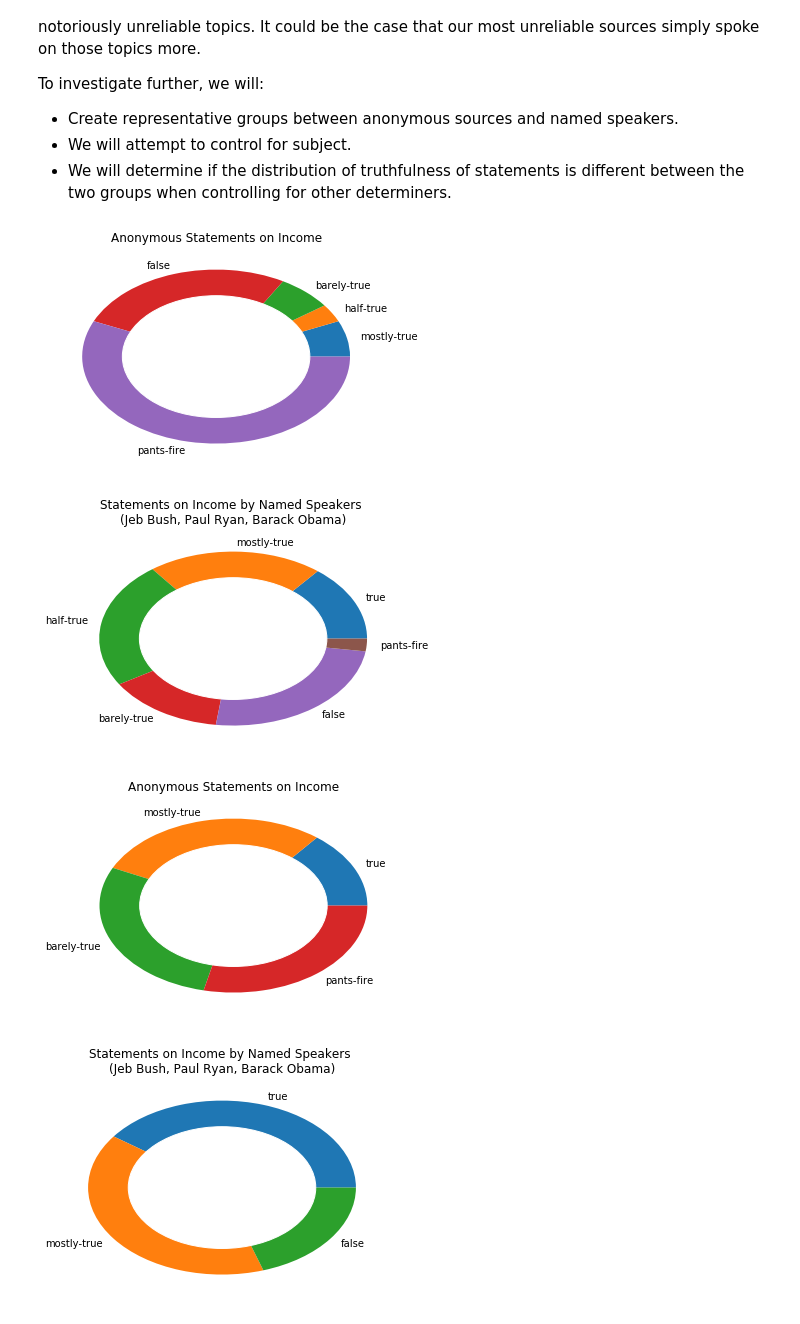
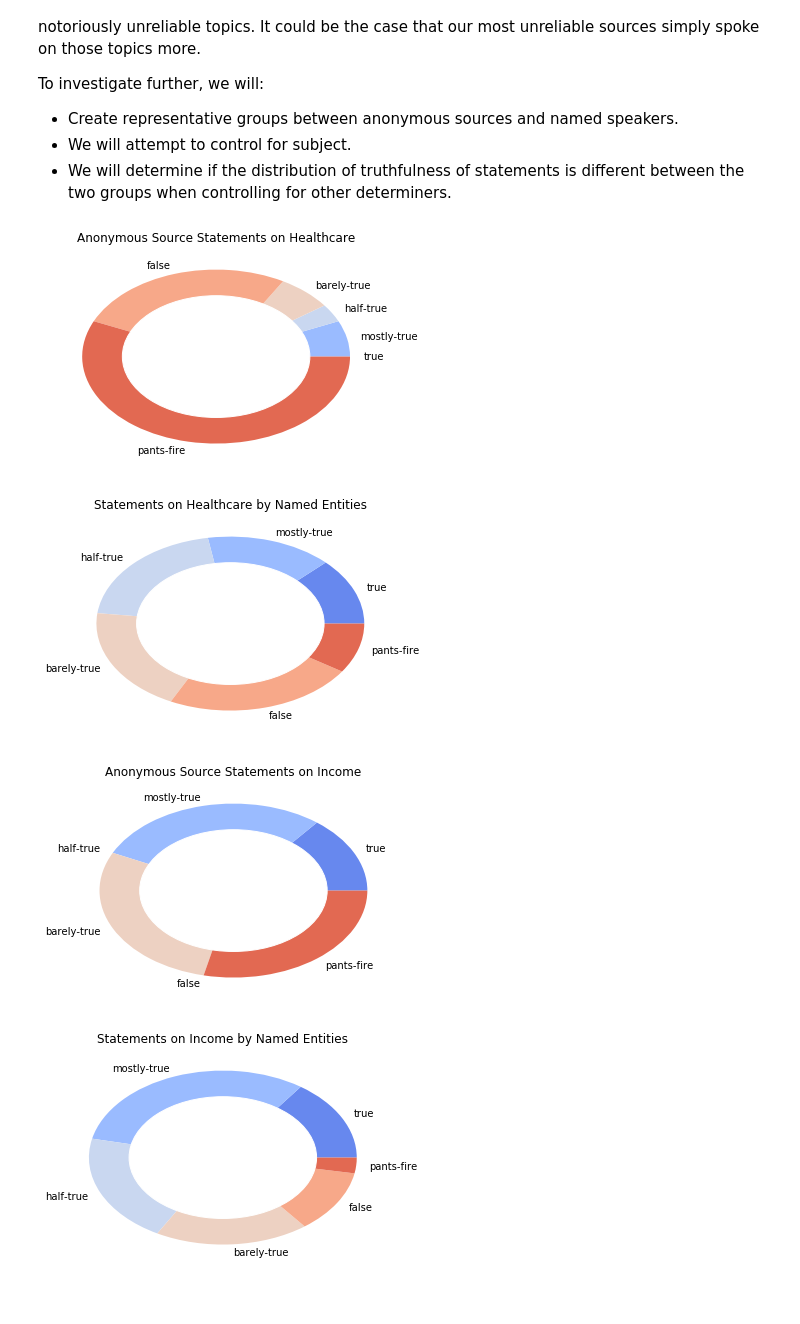
Before and after one commit to mikanikos/Features-of-Lies, a Jupyter notebook: Comparative.ipynb, the cells around one changed output. Saved outputs shown, nothing was run; the diff lists cells and outputs as text; code cells hidden in the pictures.

Commit message:
Tidied some visuals, work is within Compatative.ipynb

```diff
--- a/Comparative.ipynb
+++ b/Comparative.ipynb
@@ -657,32 +657,35 @@ To investigate further, we will:
 - We will attempt to control for subject.
 - We will determine if the distribution of truthfulness of statements is different between the two groups when controlling for other determiners.
 # %%
-## Define representative anonymous sources
-anonymous_sources = ['facebook-posts', 'chain-email', 'blog-posting']
+## Define anonymous sources
+anonymous_sources = ['facebook-posts', 'chain-email', 'blog-posting',
+                     'internet-commenters','instagram-posts']
 anonymous_df = df_raw[df_raw['speaker'].isin(anonymous_sources)]
 anonymous_df = subject_split(anonymous_df)
 
-## Define named speakers
-named_speakers = ['jeb-bush', 'paul-ryan', 'barack-obama']
-named_df = df_raw[df_raw['speaker'].isin(named_speakers)]
+## Define named sources - represents either a person or a titled group of people
+named_df = df_raw[~df_raw['speaker'].isin(anonymous_sources)]
 named_df = subject_split(named_df)
 # %%
-## TODO : FIX COLORS
+## TODO : Donut plot with subgroups?
 
 def plot_donut(df, title=""):
-    default_values = ['true','mostly-true','half-true','barely-true','false','pants-fire']
-    truth_values = default_values.copy()
+    colormap = cl.ListedColormap(sns.color_palette("coolwarm", 6))
+    truth_values = ['true','mostly-true','half-true','barely-true','false','pants-fire']
     plottable = df.groupby('label').ID.count()
     ## Ensures sorting iterable matches form of Series
-    for value in default_values:
+    for value in truth_values:
         if value not in plottable.keys():
-            truth_values.remove(value)
+            placeholder = pd.Series(0)
+            placeholder.index = [value]
+            plottable = plottable.append(placeholder)
+
     ## Order by truth_values so that plot is on spectrum
     plottable = plottable.reindex(index=truth_values)
     sizes = plottable.values
     names = plottable.keys()
 
-    plt.pie(sizes, labels=names, )
+    plt.pie(sizes, labels=names, colors=colormap.colors)
 
     # add a circle at the center
     my_circle=plt.Circle((0,0), 0.7, color='white')
@@ -695,18 +698,18 @@ def plot_donut(df, title=""):
 anon_healthcare = anonymous_df[anonymous_df['subject']=='health-care']
 named_healthcare = named_df[named_df['subject']=='health-care']
 
-plot_donut(anon_healthcare, "Anonymous Statements on Income")
-plot_donut(named_healthcare, "Statements on Income by Named Speakers \n(Jeb Bush, Paul Ryan, Barack Obama)")
+plot_donut(anon_healthcare, "Anonymous Source Statements on Healthcare")
+plot_donut(named_healthcare, "Statements on Healthcare by Named Entities")
 # %% [output]
-[figure, old version]
+[figure, new version]
-[figure, old version]
+[figure, new version]
 # %%
 ## Isolate only the subject we wish to examine - first we examine healthcare (a highly untruthful topic)
 anon_income = anonymous_df[anonymous_df['subject']=='income']
 named_income = named_df[named_df['subject']=='income']
 
-plot_donut(anon_income, "Anonymous Statements on Income")
-plot_donut(named_income, "Statements on Income by Named Speakers \n(Jeb Bush, Paul Ryan, Barack Obama)")
+plot_donut(anon_income, "Anonymous Source Statements on Income")
+plot_donut(named_income, "Statements on Income by Named Entities")
 # %% [output]
-[figure, old version]
+[figure, new version]
-[figure, old version]
+[figure, new version]
```
Also changed, not shown: parts of 8 cells of this notebook, 1 other file.
